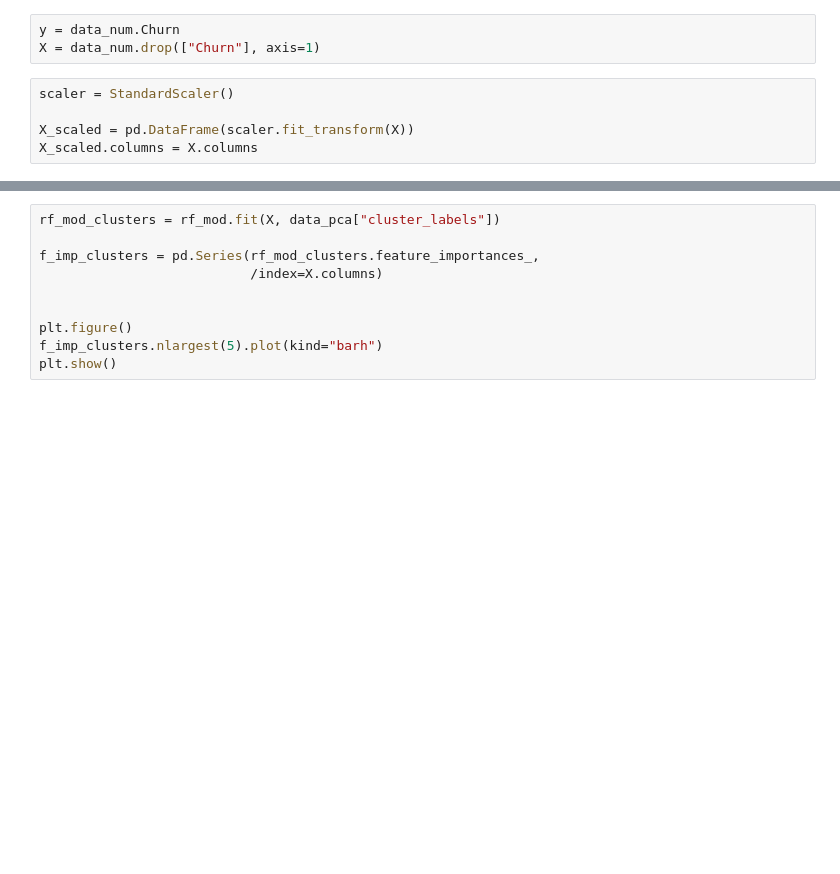
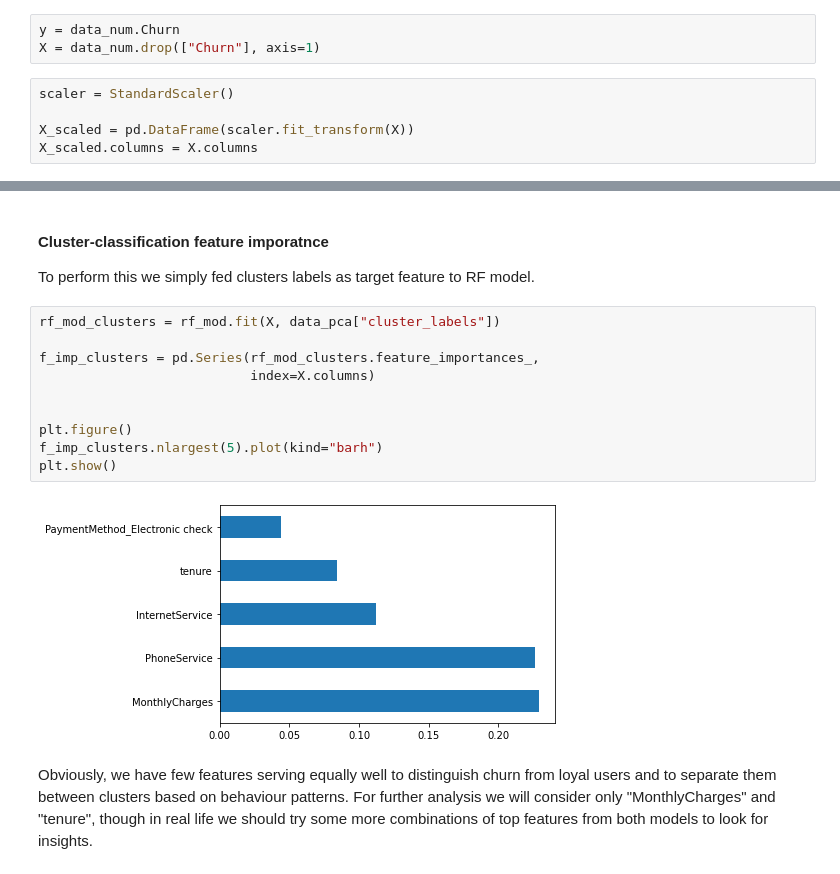
Before and after one commit to woldemarg/ds_tests, a Jupyter notebook: task_3/scripts/main.ipynb, the cells around one changed output, grey strips where cells are left out. Cells and saved outputs as stored; diff of their text form; blank space fills up the shorter version.

```diff
--- a/task_3/scripts/main.ipynb
+++ b/task_3/scripts/main.ipynb
@@ -250,11 +402,18 @@ plt.show()
+# %% [markdown]
+#### Cluster-classification feature imporatnce
+To perform this we simply fed clusters labels as target feature to RF model.
 # %%
 rf_mod_clusters = rf_mod.fit(X, data_pca["cluster_labels"])
 
 f_imp_clusters = pd.Series(rf_mod_clusters.feature_importances_,
-                           /index=X.columns)
+                           index=X.columns)
 
 
 plt.figure()
 f_imp_clusters.nlargest(5).plot(kind="barh")
 plt.show()
+# %% [output]
+[figure, added]
+# %% [markdown]
+Obviously, we have few features serving equally well to distinguish churn from loyal users and to separate them between clusters based on behaviour patterns. For further analysis we will consider only "MonthlyCharges" and "tenure", though in real life we should try some more combinations of top features from both models to look for insights.
 # %%
```
Also changed, not shown: parts of 48 cells of this notebook, 6 other files.
